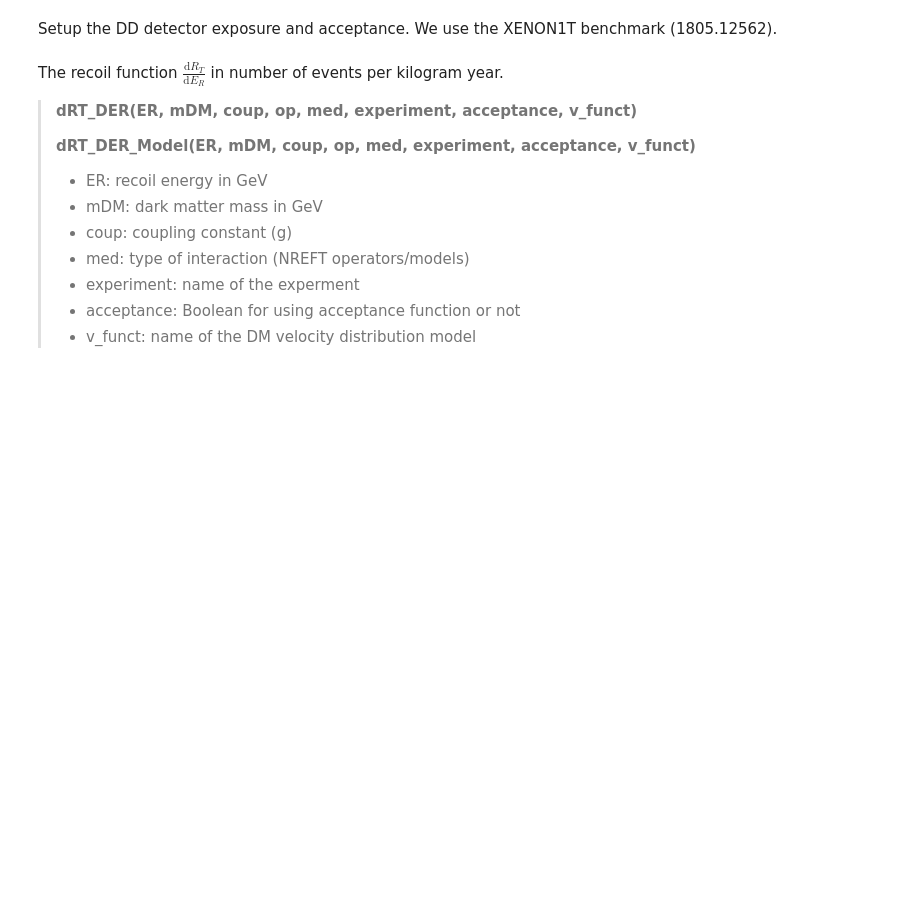
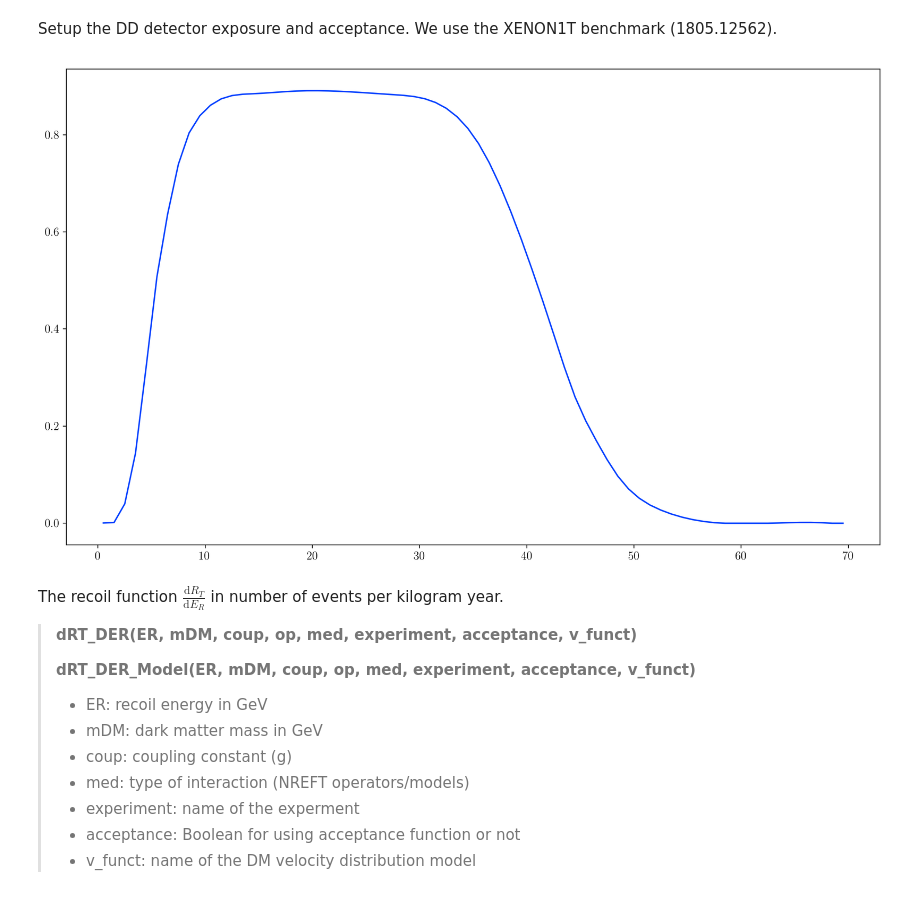
Before and after one commit to bbsonjohn/DD-Gaia-substructure, a Jupyter notebook: dd_eft_substructure-3D-Signals.ipynb, the cells around one changed output. Cells and saved outputs as stored; diff of their text form; code cells hidden in the pictures; blank space fills up the shorter version.

```diff
--- a/dd_eft_substructure-3D-Signals.ipynb
+++ b/dd_eft_substructure-3D-Signals.ipynb
@@ -120,6 +120,11 @@ def accept_func(ER, experiment):
         return np.ones_like(ER)*0.5
     if (experiment =='Darkside_20k'):
         return np.ones_like(ER)*0.5
+# %%
+plt.plot(Xe1T_keV, Xe1T_eff)
+plt.show()
+# %% [output]
+[figure, added]
 # %% [markdown]
 The recoil function $\frac{\mathrm{d}R_T}{\mathrm{d}E_R}$ in number of events per kilogram year.
 > **dRT_DER(ER, mDM, coup, op, med, experiment, acceptance, v_funct)**
```
Also changed, not shown: parts of 4 cells of this notebook.
